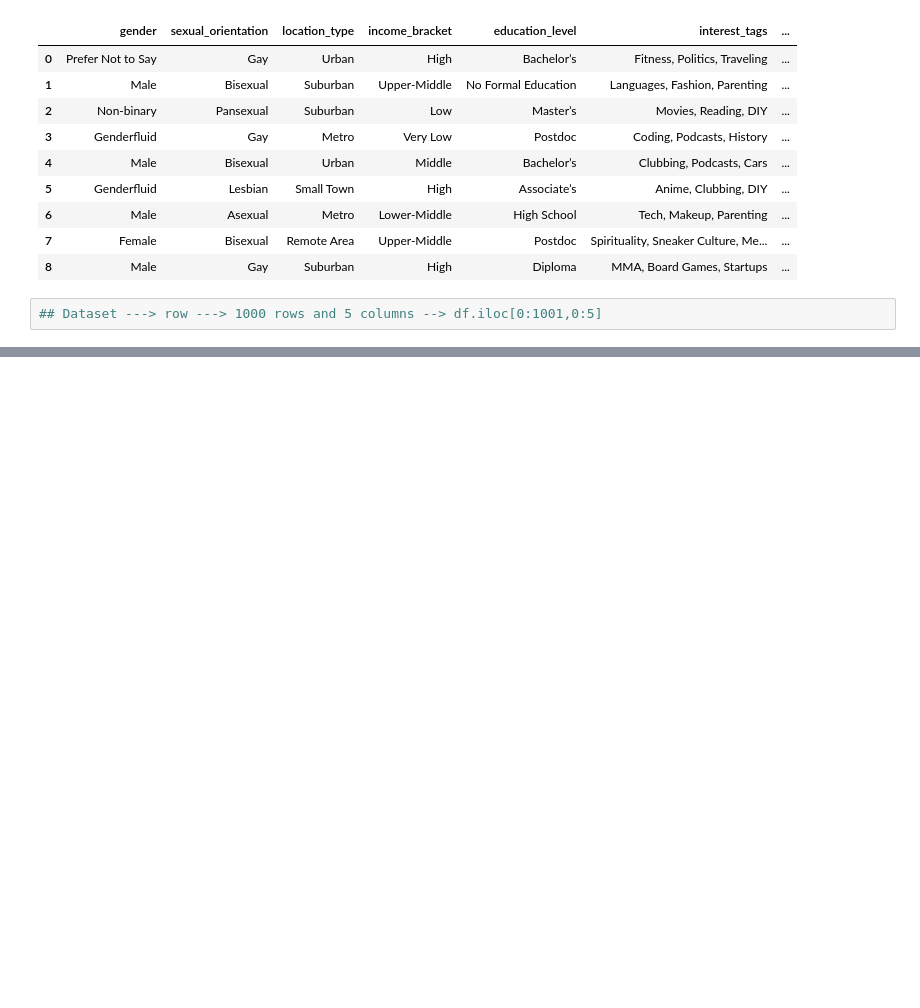
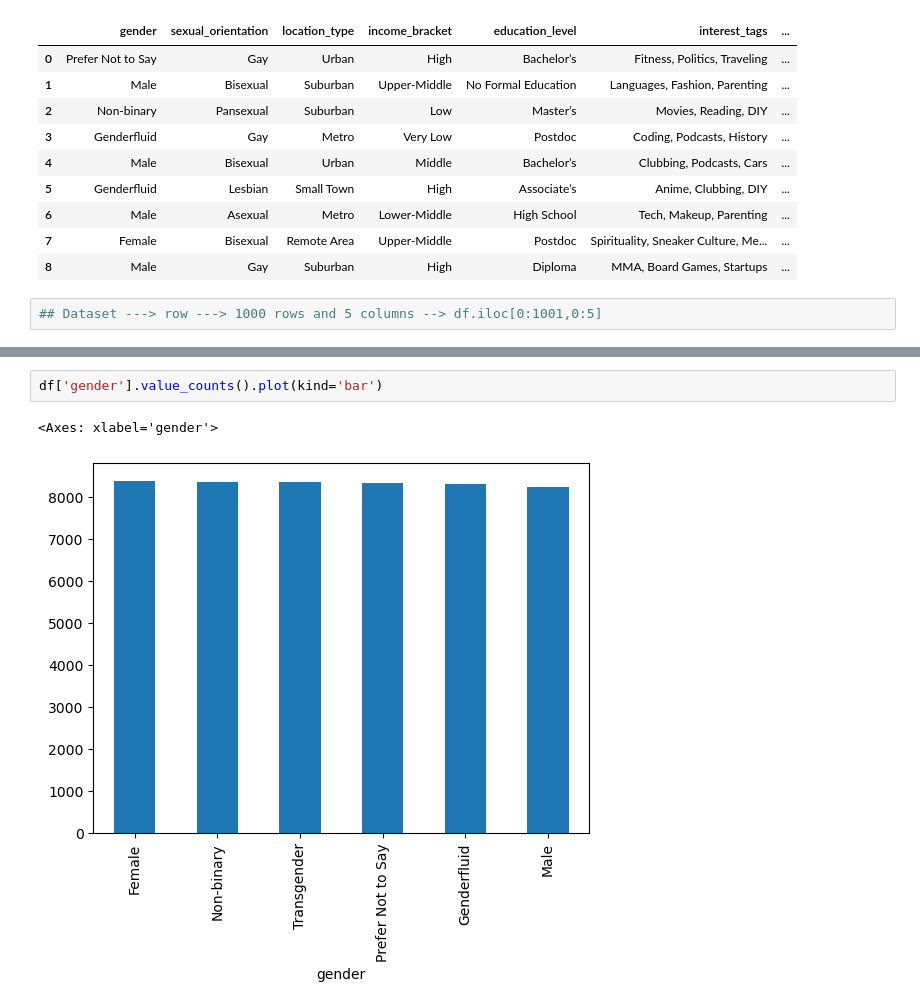
Before and after one commit to daksh-rajora/Gen-Ai, a Jupyter notebook: Machine Learning/PANDAS/DataFrame.ipynb, the cells around one changed output, grey strips where cells are left out. Saved outputs shown, nothing was run; the diff lists cells and outputs as text; blank space fills up the shorter version.

```diff
--- a/Machine Learning/PANDAS/DataFrame.ipynb
+++ b/Machine Learning/PANDAS/DataFrame.ipynb
@@ -690,0 +864,5 @@ df.iloc[0:9,0:7]
+# %%
+df['gender'].value_counts().plot(kind='bar')
+# %% [output]
+<Axes: xlabel='gender'>
+[figure, added]
```
Also changed, not shown: parts of 38 cells of this notebook.
